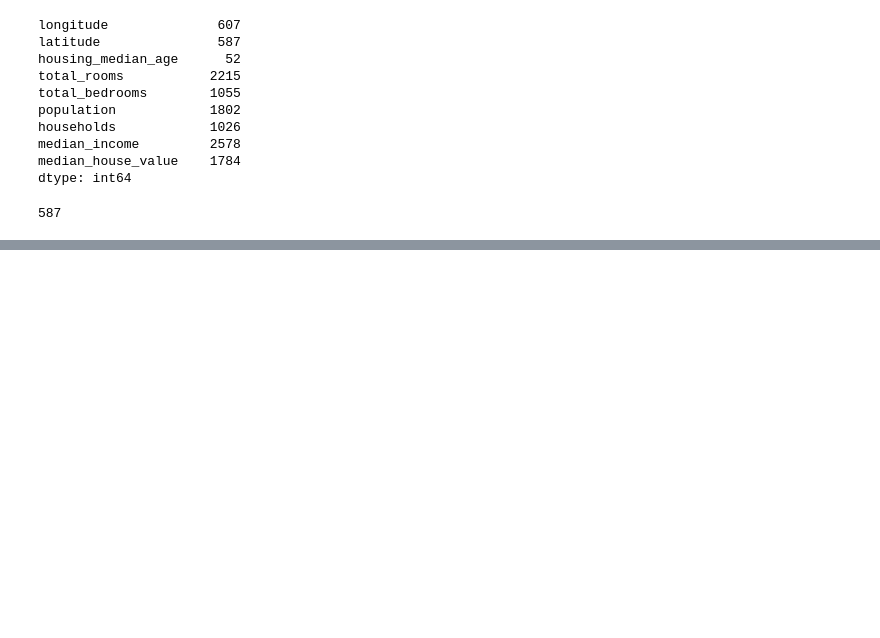
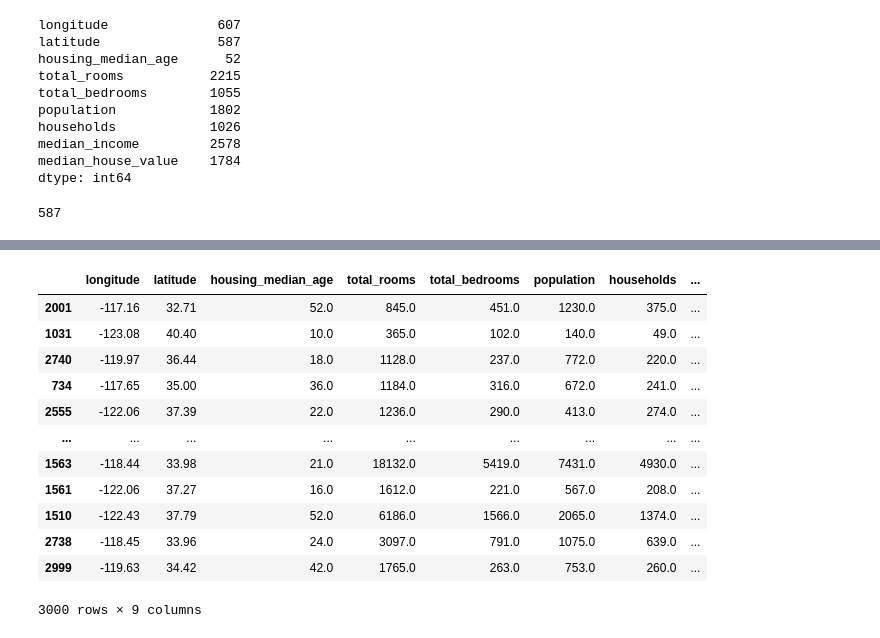
Before and after one commit to mariahirit/BIG-DATA-PROJECT, a Jupyter notebook: DataFrame.ipynb, the cells around one changed output, grey strips where cells are left out. Drawn from its saved outputs; the diff is of its cells as text; code cells hidden in the pictures; blank space fills up the shorter version.

```diff
--- a/DataFrame.ipynb
+++ b/DataFrame.ipynb
@@ -126,0 +145,16 @@ df["latitude"].nunique()
+# %%
+df.sort_values(by = ["median_house_value"] , ascending = True)
+# %% [output]
+|  | longitude | latitude | housing_median_age | total_rooms | total_bedrooms | population | households | ... |
+| 2001 | -117.16 | 32.71 | 52.0 | 845.0 | 451.0 | 1230.0 | 375.0 | ... |
+| 1031 | -123.08 | 40.40 | 10.0 | 365.0 | 102.0 | 140.0 | 49.0 | ... |
+| 2740 | -119.97 | 36.44 | 18.0 | 1128.0 | 237.0 | 772.0 | 220.0 | ... |
+| 734 | -117.65 | 35.00 | 36.0 | 1184.0 | 316.0 | 672.0 | 241.0 | ... |
+| 2555 | -122.06 | 37.39 | 22.0 | 1236.0 | 290.0 | 413.0 | 274.0 | ... |
+| ... | ... | ... | ... | ... | ... | ... | ... | ... |
+| 1563 | -118.44 | 33.98 | 21.0 | 18132.0 | 5419.0 | 7431.0 | 4930.0 | ... |
+| 1561 | -122.06 | 37.27 | 16.0 | 1612.0 | 221.0 | 567.0 | 208.0 | ... |
+| 1510 | -122.43 | 37.79 | 52.0 | 6186.0 | 1566.0 | 2065.0 | 1374.0 | ... |
+| 2738 | -118.45 | 33.96 | 24.0 | 3097.0 | 791.0 | 1075.0 | 639.0 | ... |
+| 2999 | -119.63 | 34.42 | 42.0 | 1765.0 | 263.0 | 753.0 | 260.0 | ... |
+3000 rows × 9 columns
```
Also changed, not shown: parts of 7 cells of this notebook.
